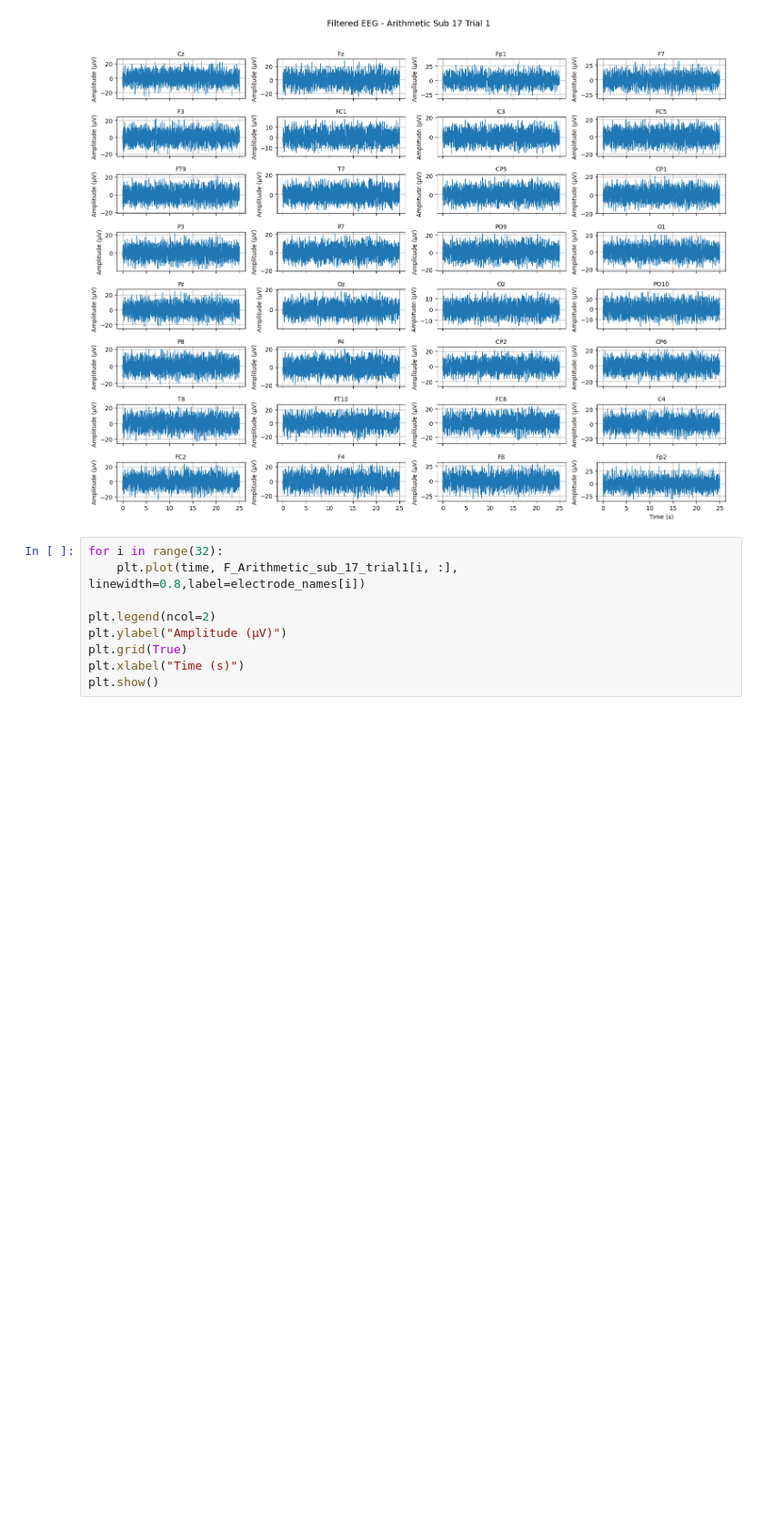
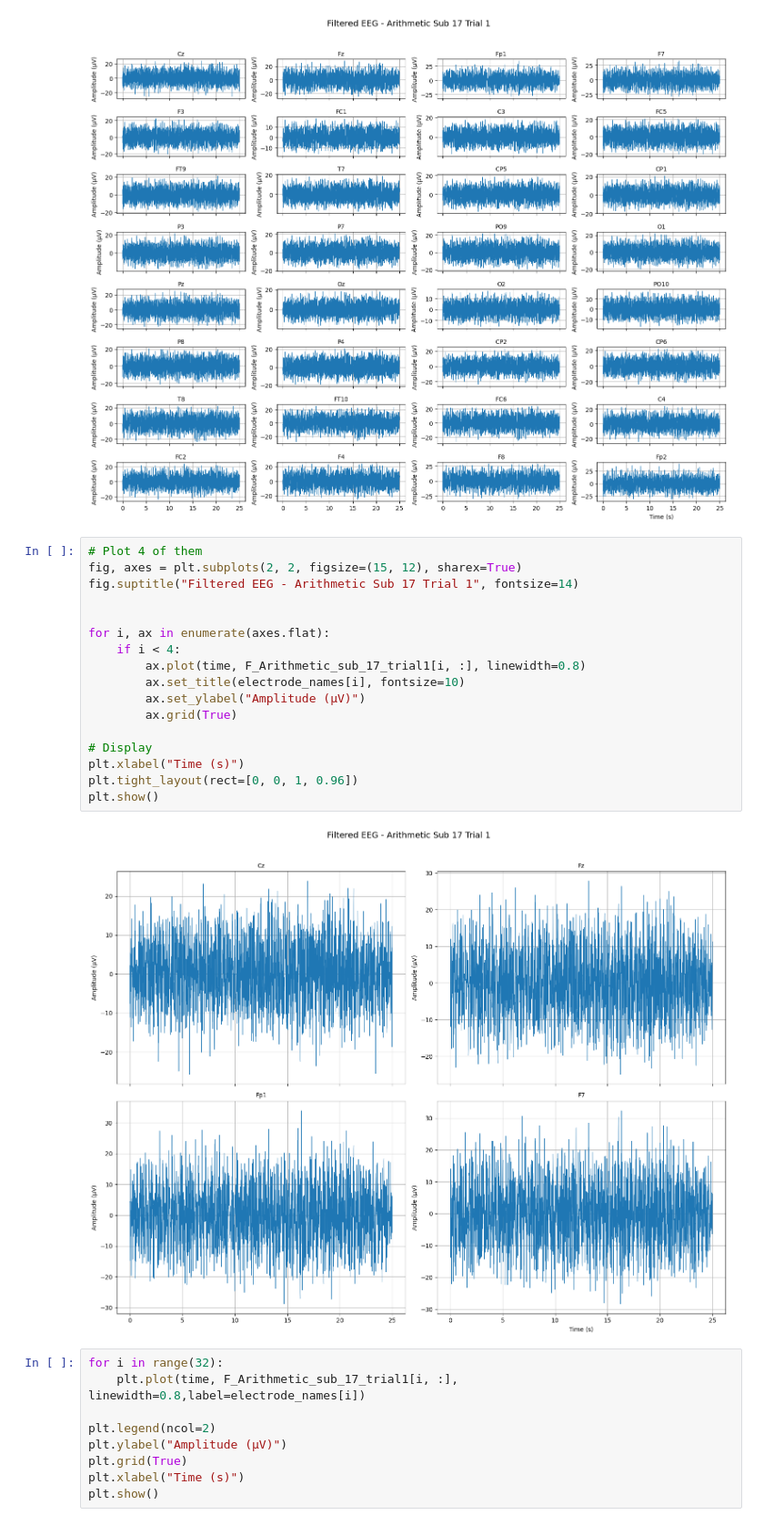
Before and after one commit to gaspachoo/EEG-Based-Stress-Recognition-Using-Neural-Networks, a Jupyter notebook: data_analysis.ipynb, the cells around one changed output. Shown at 91% size. Cells and saved outputs as stored; diff of their text form; blank space fills up the shorter version.

```diff
--- a/data_analysis.ipynb
+++ b/data_analysis.ipynb
@@ -91,6 +155,25 @@ plt.tight_layout(rect=[0, 0, 1, 0.96])
 plt.show()
 # %% [output]
 [figure]
+# %%
+# Plot 4 of them
+fig, axes = plt.subplots(2, 2, figsize=(15, 12), sharex=True)
+fig.suptitle("Filtered EEG - Arithmetic Sub 17 Trial 1", fontsize=14)
+
+
+for i, ax in enumerate(axes.flat):
+    if i < 4:
+        ax.plot(time, F_Arithmetic_sub_17_trial1[i, :], linewidth=0.8)
+        ax.set_title(electrode_names[i], fontsize=10)
+        ax.set_ylabel("Amplitude (µV)")
+        ax.grid(True)
+
+# Display
+plt.xlabel("Time (s)")
+plt.tight_layout(rect=[0, 0, 1, 0.96])
+plt.show()
+# %% [output]
+[figure, added]
 # %%
 for i in range(32):
     plt.plot(time, F_Arithmetic_sub_17_trial1[i, :], linewidth=0.8,label=electrode_names[i])
```
Also changed, not shown: parts of 2 cells of this notebook, 1 other file.
